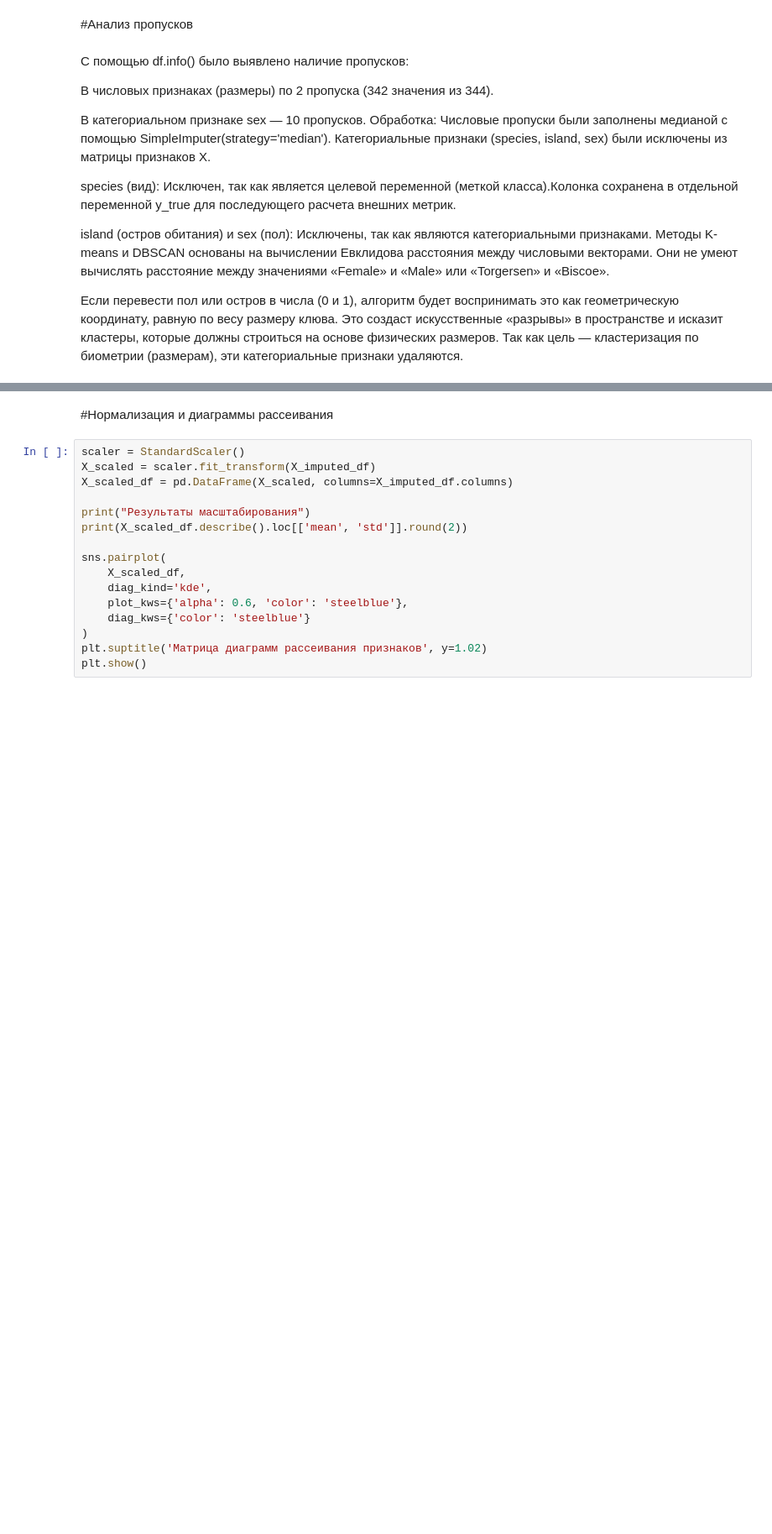
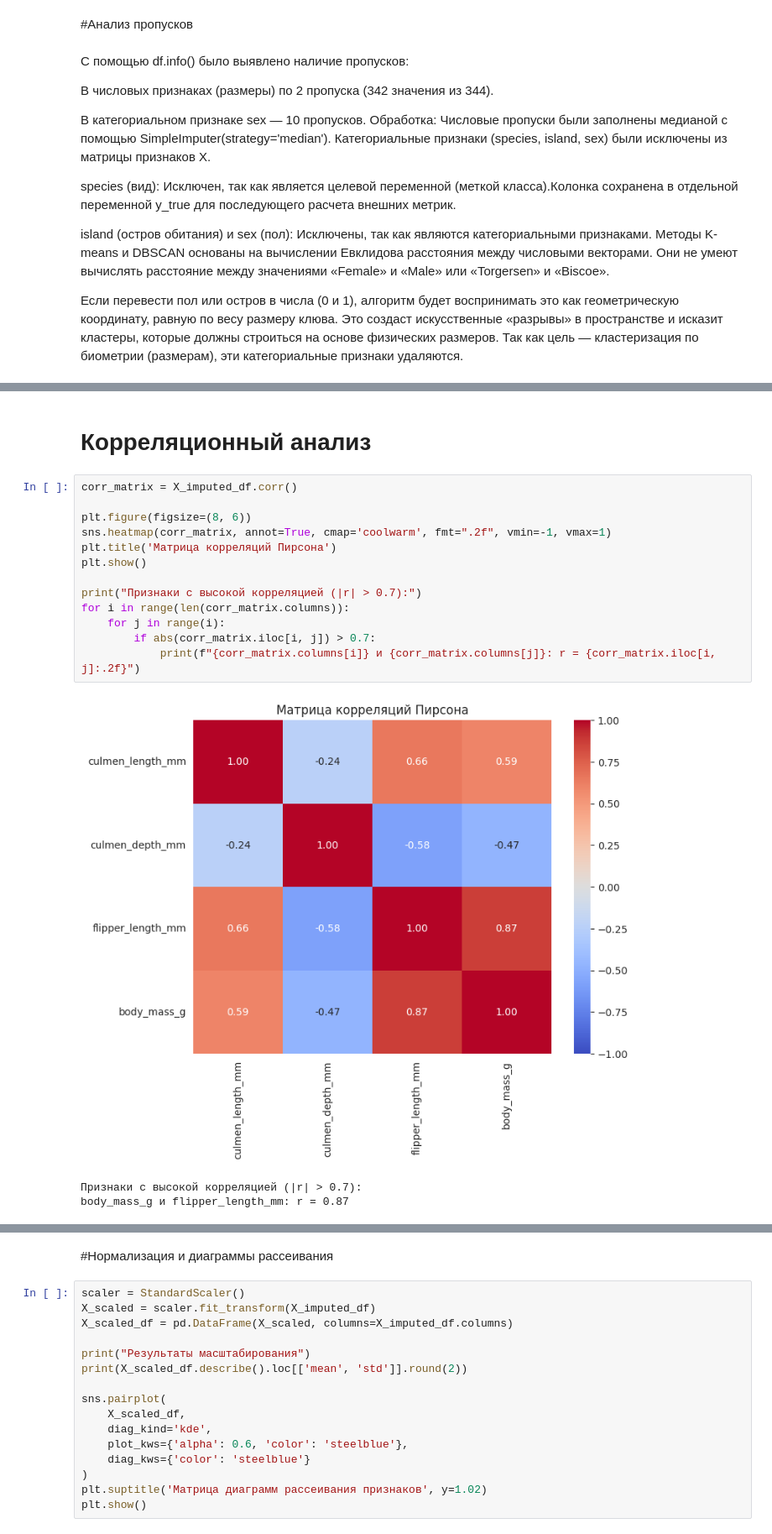
Before and after one commit to Turbonik/AILab1, a Jupyter notebook: Lab3AI.ipynb, the cells around one changed output, grey strips where cells are left out. Shown at 84% size. Saved outputs shown, nothing was run; the diff lists cells and outputs as text; blank space fills up the shorter version.

```diff
--- a/Lab3AI.ipynb
+++ b/Lab3AI.ipynb
@@ -199,0 +230,19 @@ island (остров обитания) и sex (пол): Исключены, та
+# %% [markdown]
+# Корреляционный анализ
+# %%
+corr_matrix = X_imputed_df.corr()
+
+plt.figure(figsize=(8, 6))
+sns.heatmap(corr_matrix, annot=True, cmap='coolwarm', fmt=".2f", vmin=-1, vmax=1)
+plt.title('Матрица корреляций Пирсона')
+plt.show()
+
+print("Признаки с высокой корреляцией (|r| > 0.7):")
+for i in range(len(corr_matrix.columns)):
+    for j in range(i):
+        if abs(corr_matrix.iloc[i, j]) > 0.7:
+            print(f"{corr_matrix.columns[i]} и {corr_matrix.columns[j]}: r = {corr_matrix.iloc[i, j]:.2f}")
+# %% [output]
+[figure, added]
+Признаки с высокой корреляцией (|r| > 0.7):
+body_mass_g и flipper_length_mm: r = 0.87
```
Also changed, not shown: parts of 27 cells of this notebook.
